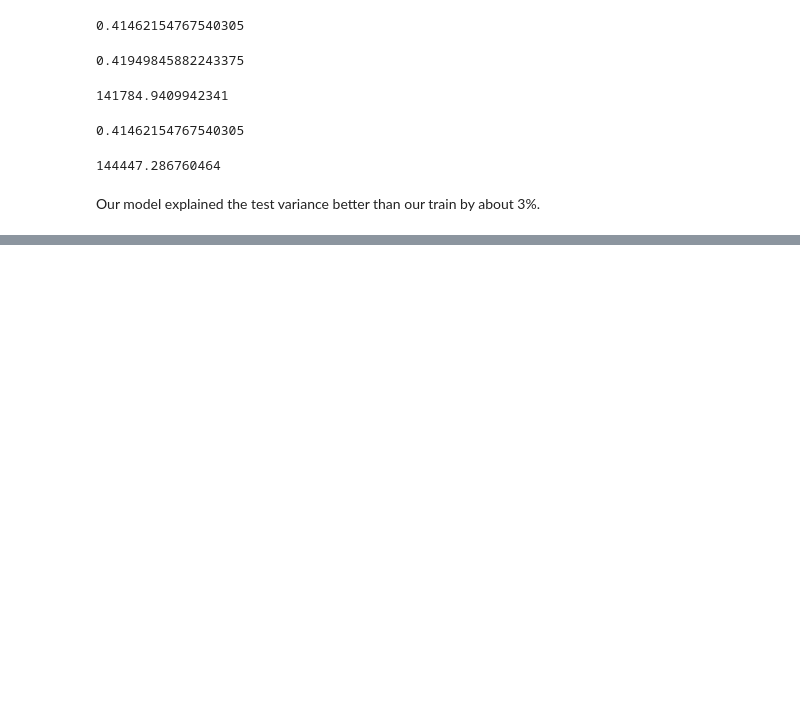
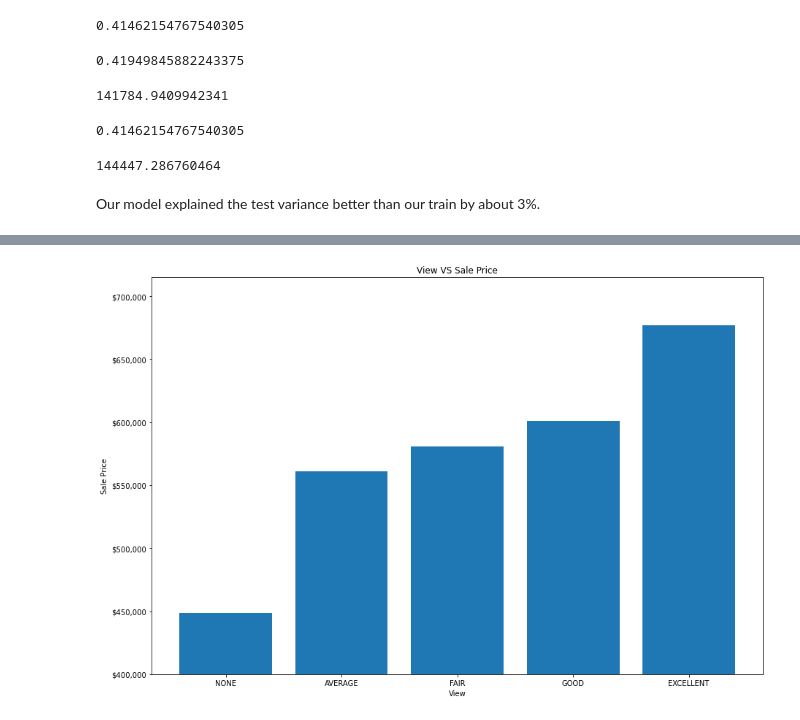
Before and after one commit to xiaohua-su/King_County_Real_Estate_Analysis, a Jupyter notebook: scratchwork_that_runs_properly.ipynb, the cells around one changed output, grey strips where cells are left out. Saved outputs shown, nothing was run; the diff lists cells and outputs as text; code cells hidden in the pictures; blank space fills up the shorter version.

```diff
--- a/scratchwork_that_runs_properly.ipynb
+++ b/scratchwork_that_runs_properly.ipynb
@@ -1204,0 +1258,4 @@ ax.scatter(x, y);
+# %%
+view_graph = train_copy.groupby('view').mean()
+# %%
+view_graph.sort_values('price', ascending= True, inplace = True)
@@ -1204,0 +1272,17 @@ ax.scatter(x, y);
+# %%
+fig, ax = plt.subplots(figsize = (15, 10))
+
+x = view_graph.index
+y = view_graph['price']
+ax.yaxis.set_major_formatter(ticker.StrMethodFormatter('${x:,.0f}'))
+ax.set_title('View VS Sale Price')
+ax.set_xlabel('View')
+ax.set_ylabel('Sale Price')
+ax.set_ylim([400000, 715000])
+
+
+ax.bar(x, y)
+
+plt.savefig('view.png')
+# %% [output]
+[figure, added]
```
Also changed, not shown: parts of 17 cells of this notebook, 3 other files.
